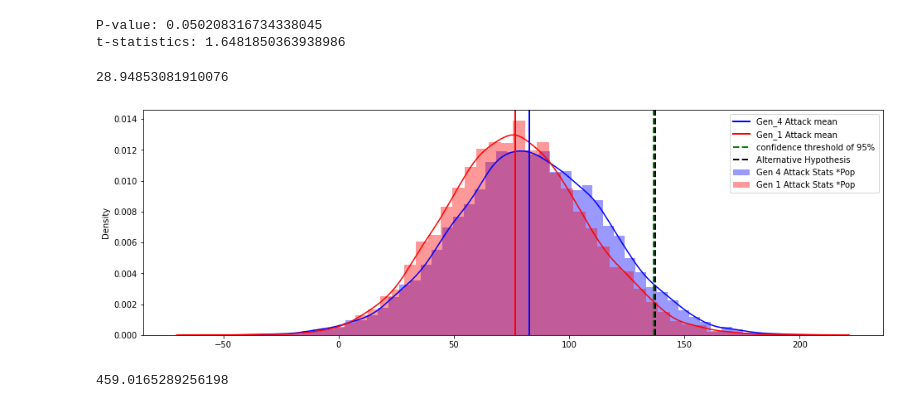
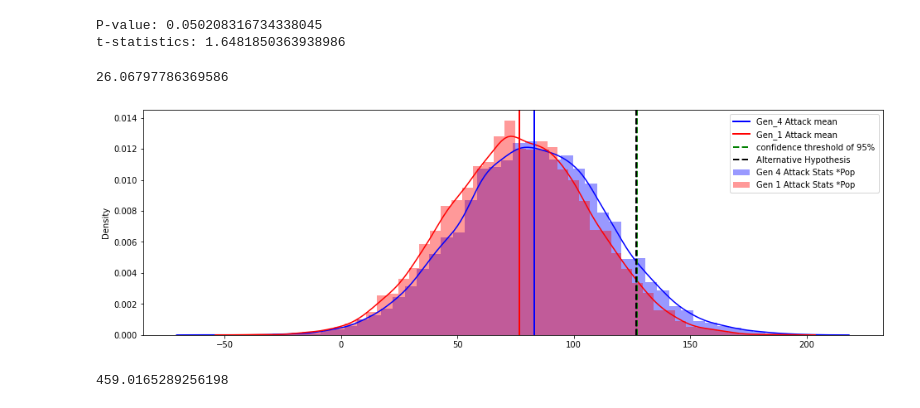
Before and after one commit to rafifaditio/Exercise, a Jupyter notebook: hypotesis_testing.ipynb, the cells around one changed output. Saved outputs shown, nothing was run; the diff lists cells and outputs as text; code cells hidden in the pictures.

```diff
--- a/hypotesis_testing.ipynb
+++ b/hypotesis_testing.ipynb
@@ -318,31 +318,31 @@ t-statistics: 1.6481850363938986
 # %%
 # simulation
 gen_4_pop = np.random.normal(Gen_4['Attack'].mean(),Gen_4['Attack'].std(),10000)
 gen_1_pop = np.random.normal(Gen_1['Attack'].mean(),Gen_1['Attack'].std(),10000)
 
 # confidence interval based on gen 4
 # used cv = 0.05 since 1 tailed, confidence interval 0.90
-ci = stats.norm.interval(0.90, Gen_4['Attack'].mean(), Gen_4['Attack'].std())
+ci = stats.norm.interval(0.90, Gen_1['Attack'].mean(), Gen_1['Attack'].std())
 
 plt.figure(figsize=(16,5))
 sns.distplot(gen_4_pop, label='Gen 4 Attack Stats *Pop',color='blue')
 sns.distplot(gen_1_pop, label='Gen 1 Attack Stats *Pop',color='red')
 
 # mean
 plt.axvline(Gen_4['Attack'].mean(), color='blue', linewidth=2, label='Gen_4 Attack mean')
 plt.axvline(Gen_1['Attack'].mean(), color='red',  linewidth=2, label='Gen_1 Attack mean')
 
 # plt.axvline(ci[1], color='green', linestyle='dashed', linewidth=2, label='confidence threshold of 95%')
 plt.axvline(ci[1], color='green', linestyle='dashed', linewidth=2, label='confidence threshold of 95%')
 
 # plt.axvline(gen_4_pop.mean()+t_stat*gen_4_pop.std(), color='black', linestyle='dashed', linewidth=2, label = 'Alternative Hypothesis')
-plt.axvline(gen_4_pop.mean()+t_stat*gen_4_pop.std(), color='black', linestyle='dashed', linewidth=2, label = 'Alternative Hypothesis')
+plt.axvline(gen_1_pop.mean()+t_stat*gen_1_pop.std(), color='black', linestyle='dashed', linewidth=2, label = 'Alternative Hypothesis')
 
 plt.legend()
 print(ci[0])
 # %% [output]
-28.94853081910076
+26.06797786369586
-[figure, old version]
+[figure, new version]
 # %%
 Gen_4['Total'].mean()
 # %% [output]
```
Also changed, not shown: parts of 4 cells of this notebook.
